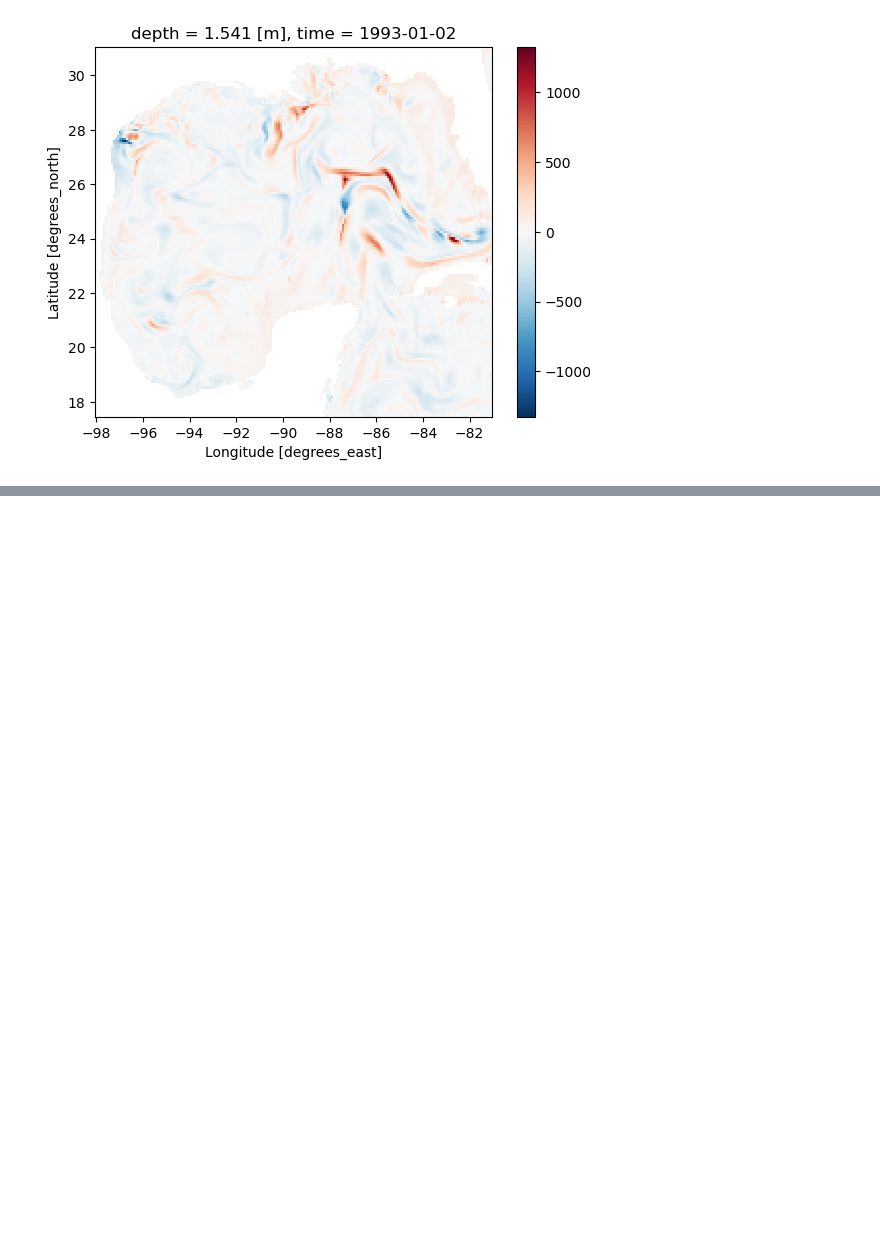
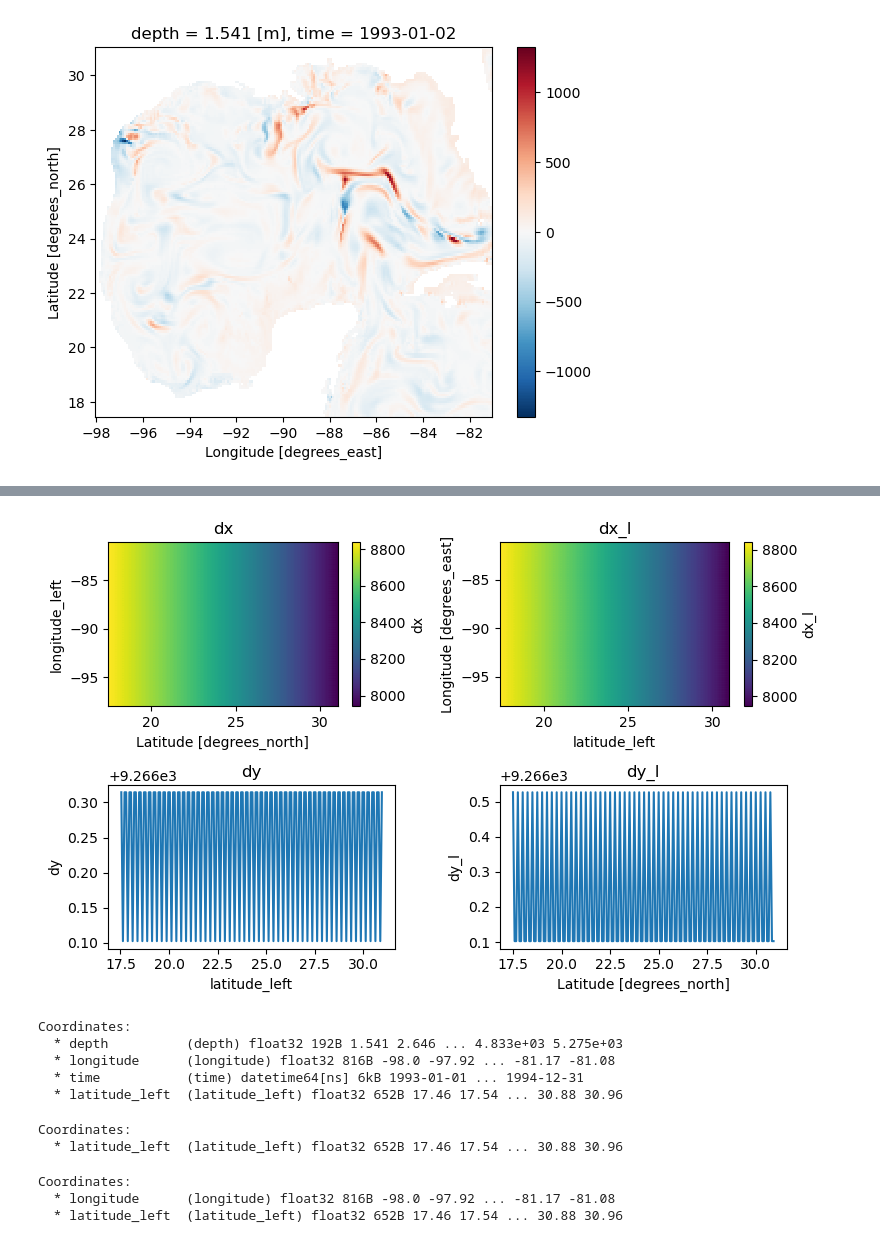
Before and after one commit to shanicetbailey/MHW-gfdl, a Jupyter notebook: 07-MLHB.ipynb, the cells around one changed output, grey strips where cells are left out. Drawn from its saved outputs; the diff is of its cells as text; code cells hidden in the pictures; blank space fills up the shorter version.

```diff
--- a/07-MLHB.ipynb
+++ b/07-MLHB.ipynb
@@ -453,0 +503,2 @@ dθdt.to_netcdf('/work5/stb/MHW-gfdl/MLHB-terms/dTdt.nc')
+# %%
+ggom_weighted = xr.merge([theta_weighted.rename('thetao'), u_weighted.rename('uo'), v_weighted.rename('vo')])
@@ -453,0 +550,3 @@ dθdt.to_netcdf('/work5/stb/MHW-gfdl/MLHB-terms/dTdt.nc')
+# %%
+ds_weighted = generate_grid_ds(ggom_weighted, {'X':'longitude', 'Y':'latitude'})
+grid_weighted = xgcm.Grid(ds_weighted, periodic=['X', 'Y'])#, boundary="fill", fill_value=0.)
@@ -453,0 +567,59 @@ dθdt.to_netcdf('/work5/stb/MHW-gfdl/MLHB-terms/dTdt.nc')
+# %%
+def deg_2_m(grid_obj, ds_obj, lat, lon):
+
+    #calculating meters per latitudinal & longitudinal degree
+    earth_radius = 6.371e6
+    earth_circumference = 2*np.pi*earth_radius
+    meters_per_degree = earth_circumference / 360
+    meters_per_degree
+
+    #converting lat from degrees to meters
+    delta_lat = grid_obj.diff(ds_obj[f'{lat}'].astype('f4'), 'Y', boundary='fill', fill_value=np.nan)
+    dy = delta_lat * meters_per_degree
+    delta_lat_l = grid_obj.diff(ds_obj[f'{lat}_left'].astype('f4'), 'Y', boundary='fill', fill_value=np.nan)
+    dy_l = delta_lat_l * meters_per_degree
+
+    #converting degrees lon to lon [meters] (pinching at the poles)
+    delta_lon = grid_obj.diff(ds_obj[f'{lon}'].astype('f4'), 'X')#, boundary_discontinuity=360)
+    dx = delta_lon * meters_per_degree * np.cos(np.deg2rad(ds_obj[f'{lat}'].astype('f4')))
+    delta_lon_l = grid_obj.diff(ds_obj[f'{lon}_left'].astype('f4'), 'X')#, boundary_discontinuity=360)
+    dx_l = delta_lon_l * meters_per_degree * np.cos(np.deg2rad(ds_obj[f'{lat}_left'].astype('f4')))
+
+    elements = xr.merge([dx.rename('dx'), dx_l.rename('dx_l'),
+                          dy.rename('dy'), dy_l.rename('dy_l')])
+
+    return (elements)
+# %%
+cell_elements_weighted = deg_2_m(grid_weighted, ds_weighted, 'latitude', 'longitude')
+# %%
+fig, ax = plt.subplots(2,2, figsize=(8,5))
+cell_elements_weighted.dx[1:].plot(ax=ax[0,0])
+ax[0,0].set_title('dx')
+cell_elements_weighted.dx_l[:-1].plot(ax=ax[0,1])
+ax[0,1].set_title('dx_l')
+cell_elements_weighted.dy.plot(ax=ax[1,0])
+ax[1,0].set_title('dy')
+cell_elements_weighted.dy_l.plot(ax=ax[1,1])
+ax[1,1].set_title('dy_l')
+plt.tight_layout();
+# %% [output]
+[figure, added]
+# %%
+grid_weighted.diff(ggom_weighted.thetao, 'Y').coords
+# %% [output]
+Coordinates:
+  * depth          (depth) float32 192B 1.541 2.646 ... 4.833e+03 5.275e+03
+  * longitude      (longitude) float32 816B -98.0 -97.92 ... -81.17 -81.08
+  * time           (time) datetime64[ns] 6kB 1993-01-01 ... 1994-12-31
+  * latitude_left  (latitude_left) float32 652B 17.46 17.54 ... 30.88 30.96
+# %%
+cell_elements_weighted.dy.coords
+# %% [output]
+Coordinates:
+  * latitude_left  (latitude_left) float32 652B 17.46 17.54 ... 30.88 30.96
+# %%
+cell_elements_weighted.dx_l.coords
+# %% [output]
+Coordinates:
+  * longitude      (longitude) float32 816B -98.0 -97.92 ... -81.17 -81.08
+  * latitude_left  (latitude_left) float32 652B 17.46 17.54 ... 30.88 30.96
```
Also changed, not shown: parts of 22 cells of this notebook.
